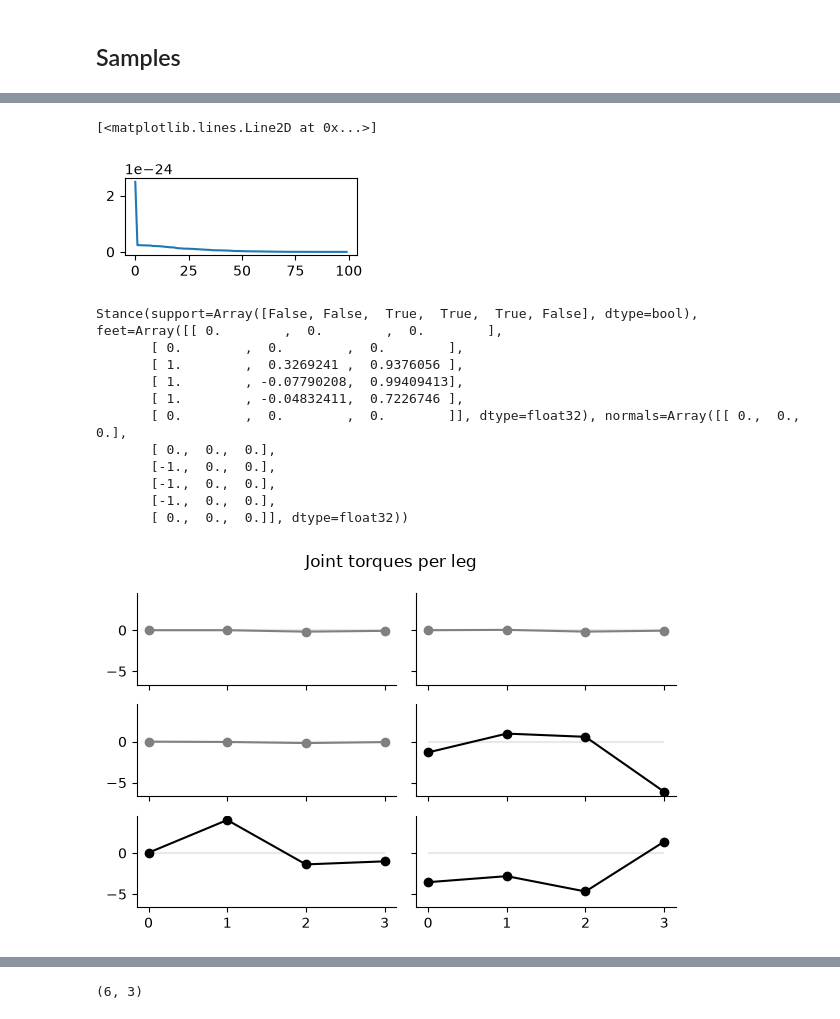
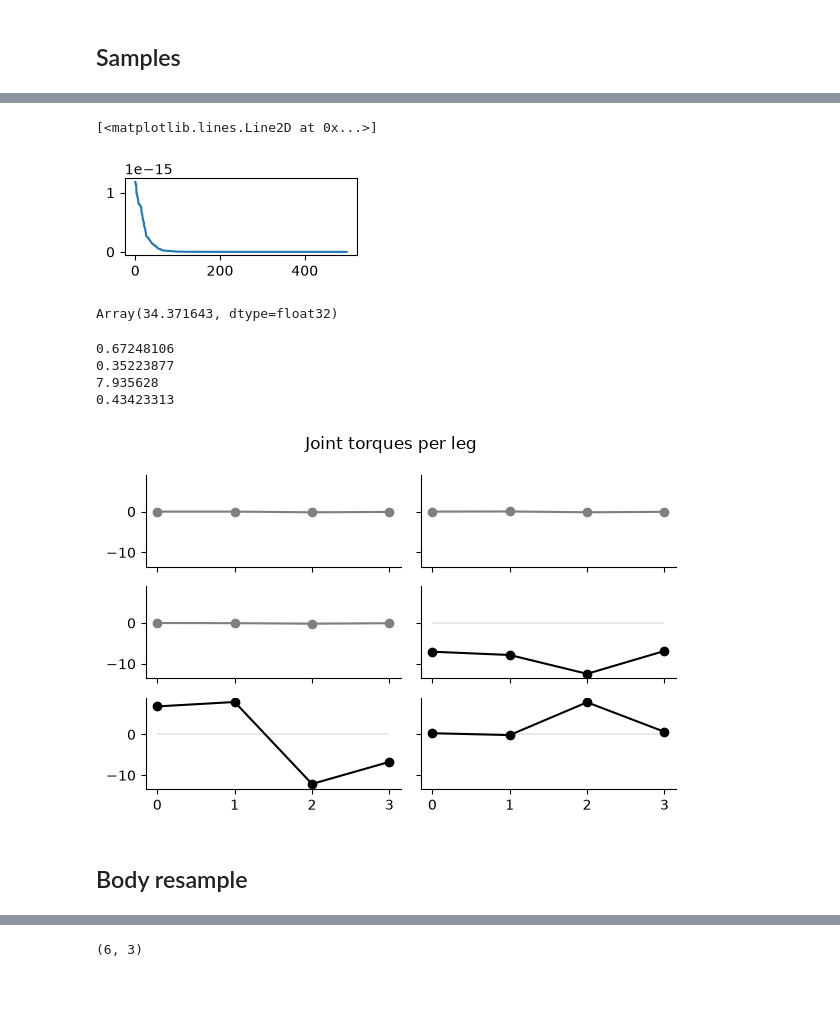
Before and after one commit to mirkoklukas/control-kit, a Jupyter notebook: notebooks/08b_kinematics_clean.ipynb, the cells around one changed output, grey strips where cells are left out. Saved outputs shown, nothing was run; the diff lists cells and outputs as text; code cells hidden in the pictures; blank space fills up the shorter version.

```diff
--- a/notebooks/08b_kinematics_clean.ipynb
+++ b/notebooks/08b_kinematics_clean.ipynb
@@ -709,12 +721,26 @@ def leg_reach_mask(body, footholds, joint_limits=JOINT_LIMITS):
 # %%
 import lab.posture.rerun_viz as rrv
 from lab.posture.utils import face_normals, vertex_normals
-from lab.posture.forces import posture_forces as _posture_forces, to_qpos, load_model
+from lab.posture.forces import (
+    posture_forces as _posture_forces,
+    posture_wrenches as _posture_wrenches,
+    posture_sigma_min as _posture_sigma_min,
+    to_qpos,
+    load_model,
+    self_collision as _self_collision,
+)
 
 model, fids = load_model()
 posture_forces = jax.jit(lambda posture: _posture_forces(model, fids, posture))
 posture_forces_batch = jax.jit(jax.vmap(posture_forces))
+posture_wrenches = jax.jit(lambda posture: _posture_wrenches(model, fids, posture))
+posture_wrenches_batch = jax.jit(jax.vmap(posture_wrenches))
+posture_sigma_min = jax.jit(lambda posture: _posture_sigma_min(model, fids, posture, length=RADIUS))
+posture_sigma_min_batch = jax.jit(jax.vmap(posture_sigma_min))
 
+
+self_collision_batch = jax.jit(jax.vmap(
+    lambda posture: _self_collision(posture, leg_radius=0.05, foot_radius=0.04)))
 
 key = jax.random.PRNGKey(0)
 
@@ -821,9 +847,14 @@ keys = jax.random.split(subkey, S)
 stances = jax.vmap(sample_stance, (0,None,None,None))(keys, footholds, mask, support)
 valid, postures = jax.vmap(infer_posture, (None, 0))(body, stances)
 
+colliding = self_collision_batch(postures)
+valid = valid & ~colliding
+
 frc, tau = posture_forces_batch(postures)
+sigs = posture_sigma_min_batch(postures)
 
 print(stances.shape, valid.shape, tau.shape, frc.shape)
 print(f"Valid postures: {valid.sum()} / {valid.shape[0]}")
+print(f"Colliding postures: {colliding.sum()} / {colliding.shape[0]}")
 # %% [output]
 (30000,) (30000,) (30000, 6, 4) (30000, 6, 3)
@@ -830,0 +863,2 @@ Valid postures: 30000 / 30000
+# %%
+plt.plot(jnp.sort(sigs))
@@ -831,16 +868,25 @@ Valid postures: 30000 / 30000
+# %%
+# frcnorm = jnp.linalg.norm(frc, axis=(-2,-1))
+# taunorm = jnp.linalg.norm(tau, axis=(-2,-1))
+frcnorm = jnp.max(frc, axis=(-2,-1))
+taunorm = jnp.max(tau, axis=(-2,-1))
 # %%
-frcnorm = jnp.linalg.norm(frc, axis=(-2,-1))
-taunorm = jnp.linalg.norm(tau, axis=(-2,-1))
 
-wf,wt = 10.0, 0.0
-scores = wf*jnp.exp(-frcnorm ) + wt*jnp.exp(-taunorm)
+
+wf, wt, ws = 1.0, 0.0, 0.0
+scores = wf*jnp.exp(-frcnorm ) + wt*jnp.exp(-taunorm/20) + ws*(1 - jnp.exp(-sigs))
 scores = scores * valid.astype(jnp.float32)
+
 
 order = jnp.argsort(scores)[::-1]
 
 plt.figure(figsize=(3,1))
-plt.plot(scores[order[:100]])
+plt.plot(scores[order[:500]])
 # %% [output]
 [<matplotlib.lines.Line2D at 0x...>]
-[figure, old version]
+[figure, new version]
+# %%
+frcnorm[order[0]]
+# %% [output]
+Array(34.371643, dtype=float32)
 # %%
@@ -853,9 +902,14 @@ for t,i in enumerate(order[:100]):
                     foot_radius=0.04, tmin=-8, tmax=8,
                     )
 # %%
-t=19
+# t=41
+t=2
 i = order[t]
-print(stances[i])
+# print(stances[i])
+print(jnp.exp(-taunorm[i]/20.) )
+print((1 - jnp.exp(-sigs[i])))
+print(taunorm[i])
+print(sigs[i])
 # =========
 fig, axs = plt.subplots(3, 2, figsize=(6, 4), sharex=True, sharey=True)
 fig.suptitle("Joint torques per leg")
@@ -874,16 +928,11 @@ for ai,l in enumerate([0,1,2,5,4,3]):
 
 fig.tight_layout()
 # %% [output]
-Stance(support=Array([False, False,  True,  True,  True, False], dtype=bool), feet=Array([[ 0.        ,  0.        ,  0.        ],
-       [ 0.        ,  0.        ,  0.        ],
-       [ 1.        ,  0.3269241 ,  0.9376056 ],
-       [ 1.        , -0.07790208,  0.99409413],
-       [ 1.        , -0.04832411,  0.7226746 ],
-       [ 0.        ,  0.        ,  0.        ]], dtype=float32), normals=Array([[ 0.,  0.,  0.],
-       [ 0.,  0.,  0.],
-       [-1.,  0.,  0.],
-       [-1.,  0.,  0.],
-       [-1.,  0.,  0.],
-       [ 0.,  0.,  0.]], dtype=float32))
+0.67248106
+0.35223877
+7.935628
+0.43423313
-[figure, old version]
+[figure, new version]
+# %% [markdown]
+## Body resample
 # %%
```
Also changed, not shown: parts of 12 cells of this notebook, 43 other files.
